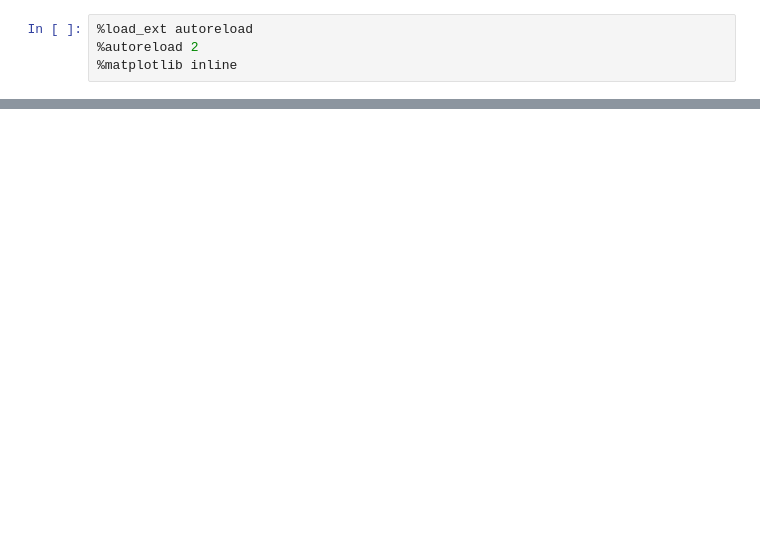
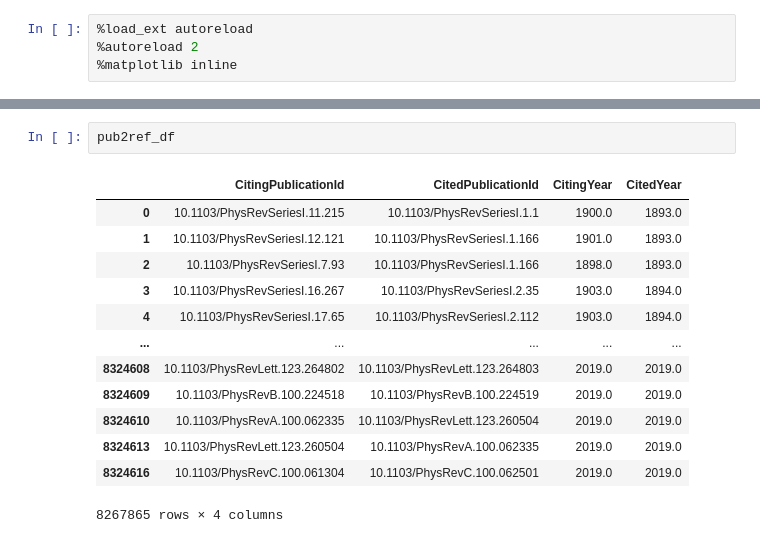
Before and after one commit to SciSciCollective/pyscisci, a Jupyter notebook: examples/Example of Interdisciplinarity.ipynb, the cells around one changed output, grey strips where cells are left out. Cells and saved outputs as stored; diff of their text form; blank space fills up the shorter version.

```diff
--- a/examples/Example of Interdisciplinarity.ipynb
+++ b/examples/Example of Interdisciplinarity.ipynb
@@ -72 +118,17 @@ plt.show()
+# %%
+pub2ref_df
+# %% [output]
+|  | CitingPublicationId | CitedPublicationId | CitingYear | CitedYear |
+| 0 | 10.1103/PhysRevSeriesI.11.215 | 10.1103/PhysRevSeriesI.1.1 | 1900.0 | 1893.0 |
+| 1 | 10.1103/PhysRevSeriesI.12.121 | 10.1103/PhysRevSeriesI.1.166 | 1901.0 | 1893.0 |
+| 2 | 10.1103/PhysRevSeriesI.7.93 | 10.1103/PhysRevSeriesI.1.166 | 1898.0 | 1893.0 |
+| 3 | 10.1103/PhysRevSeriesI.16.267 | 10.1103/PhysRevSeriesI.2.35 | 1903.0 | 1894.0 |
+| 4 | 10.1103/PhysRevSeriesI.17.65 | 10.1103/PhysRevSeriesI.2.112 | 1903.0 | 1894.0 |
+| ... | ... | ... | ... | ... |
+| 8324608 | 10.1103/PhysRevLett.123.264802 | 10.1103/PhysRevLett.123.264803 | 2019.0 | 2019.0 |
+| 8324609 | 10.1103/PhysRevB.100.224518 | 10.1103/PhysRevB.100.224519 | 2019.0 | 2019.0 |
+| 8324610 | 10.1103/PhysRevA.100.062335 | 10.1103/PhysRevLett.123.260504 | 2019.0 | 2019.0 |
+| 8324613 | 10.1103/PhysRevLett.123.260504 | 10.1103/PhysRevA.100.062335 | 2019.0 | 2019.0 |
+| 8324616 | 10.1103/PhysRevC.100.061304 | 10.1103/PhysRevC.100.062501 | 2019.0 | 2019.0 |
+8267865 rows × 4 columns
 # %%
```
Also changed, not shown: parts of 12 cells of this notebook, 19 other files.
